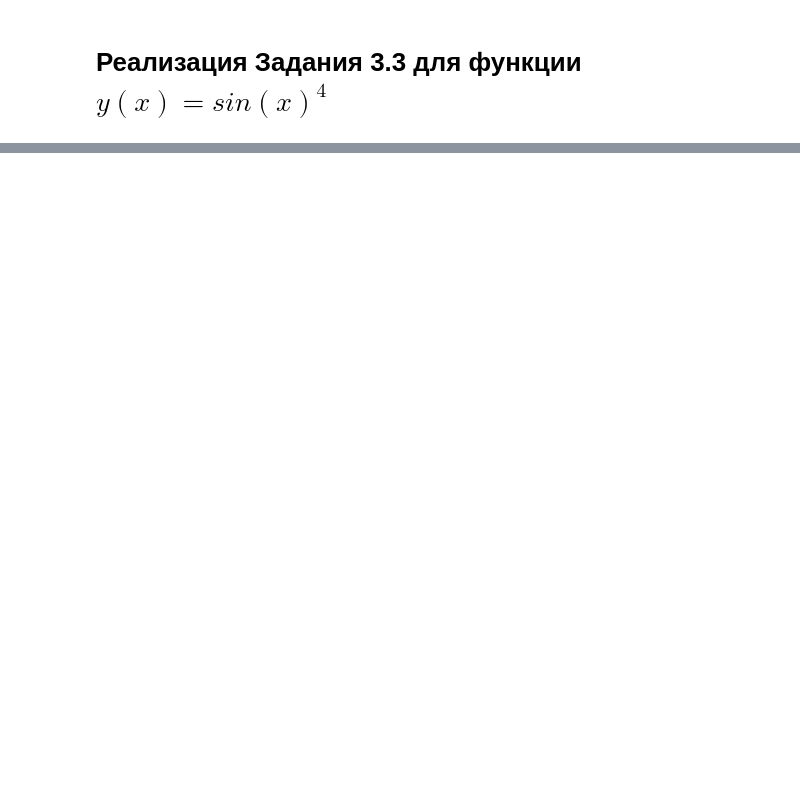
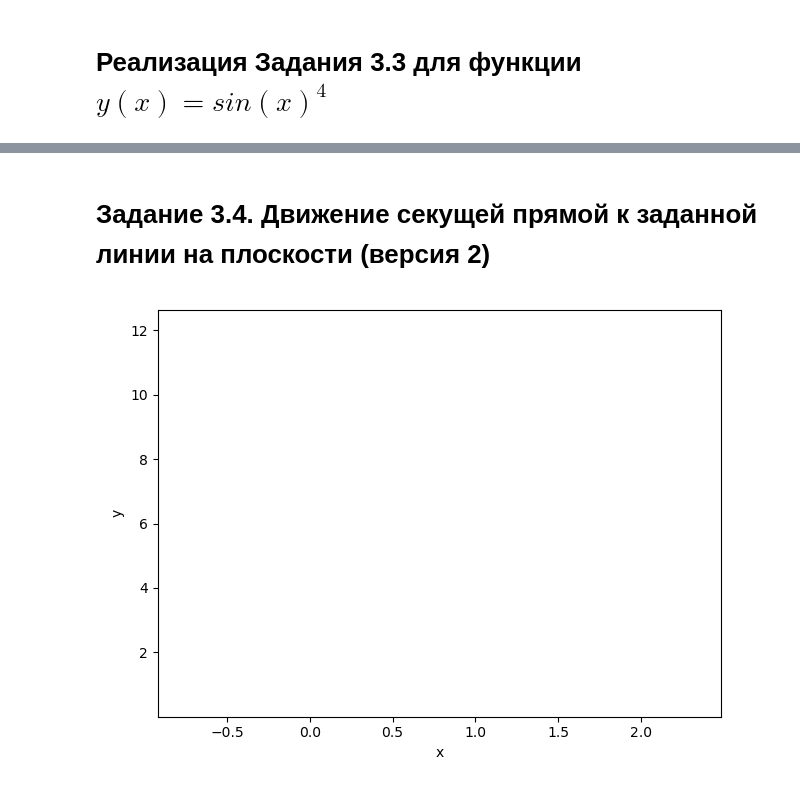
Before and after one commit to goba-boba/Km, a Jupyter notebook: KM_lb03_Lyapunova.ipynb, the cells around one changed output, grey strips where cells are left out. Saved outputs shown, nothing was run; the diff lists cells and outputs as text; code cells hidden in the pictures; blank space fills up the shorter version.

```diff
--- a/KM_lb03_Lyapunova.ipynb
+++ b/KM_lb03_Lyapunova.ipynb
@@ -188,2 +294,4 @@ FuncAnimation(fig3, at_frame3, frames=matrix[::-1],init_func=init, repeat=False,
 # %%
 plt.close('all')
+# %% [markdown]
+# Задание 3.4. Движение секущей прямой к заданной линии на плоскости (версия 2)
@@ -189,0 +300,54 @@ plt.close('all')
+# %%
+fig33 = plt.figure()
+ax33 = plt.axes()
+plt.axis([np.min(x_array) - 1, np.max(x_array) + 1, np.min(y_array) - 1, np.max(y_array) + 1])
+
+
+def init33():
+    global point_A, point_B, secant_line, curve
+
+    curve, = ax33.plot(x_array, y_array, 'b', label='$y(t) = \sqrt{e^t + 1}$')
+
+    A = np.array([x_array[0], y_array[0]])
+    point_A, = ax33.plot(A[0], A[1], 'ro', label='Unmovable point A')
+
+    B = np.array([x_array[-1], y_array[-1]])
+    point_B, = ax33.plot(B[0], B[1], 'go', label='Movable point B')
+
+    secant_p = [A + (B - A)*t for t in [-2, 2]]
+    secant_p = np.array(secant_p)
+    secant_line, = ax33.plot(secant_p[:,0], secant_p[:,1], 'g', label='Secant line')
+
+def at_frame33(point):
+    global point_B, secant_line
+
+    point_B.set_data([point[0]], [point[1]])
+
+    A = np.array([x_array[0], y_array[0]])
+    B = np.array([point[0], point[1]])
+
+    if np.allclose(A, B):
+        t = sympy.Symbol('t')
+        x_expr = sympy.atan(sympy.exp(t/2))
+        y_expr = sympy.sqrt(sympy.exp(t) + 1)
+        dxdt = sympy.diff(x_expr, t)
+        dydt = sympy.diff(y_expr, t)
+
+        t_val = t_array[np.argmin(np.abs(x_array - A[0]))] # Находим параметр t, соответствующий точке A
+        k = float(dydt.subs(t, t_val) / dxdt.subs(t, t_val)) # Вычисляем угловой коэффициент касательной
+
+        tangent_x = np.array([A[0] - 1, A[0] + 1])
+        tangent_y = k * (tangent_x - A[0]) + A[1]
+        secant_line.set_data(tangent_x, tangent_y)
+        secant_line.set_color('r')
+    else:
+        secant_p = [A + (B - A)*t for t in [-2, 2]]
+        secant_p = np.array(secant_p)
+        secant_line.set_data(secant_p[:,0], secant_p[:,1])
+        secant_line.set_color('g')
+
+    return point_B, secant_line
+
+ FuncAnimation(fig33, at_frame33, frames=matrix_b[::-1], init_func=init33, repeat=False, interval=50, blit=True)
+# %% [output]
+[figure, added]
```
Also changed, not shown: parts of 28 cells of this notebook.
